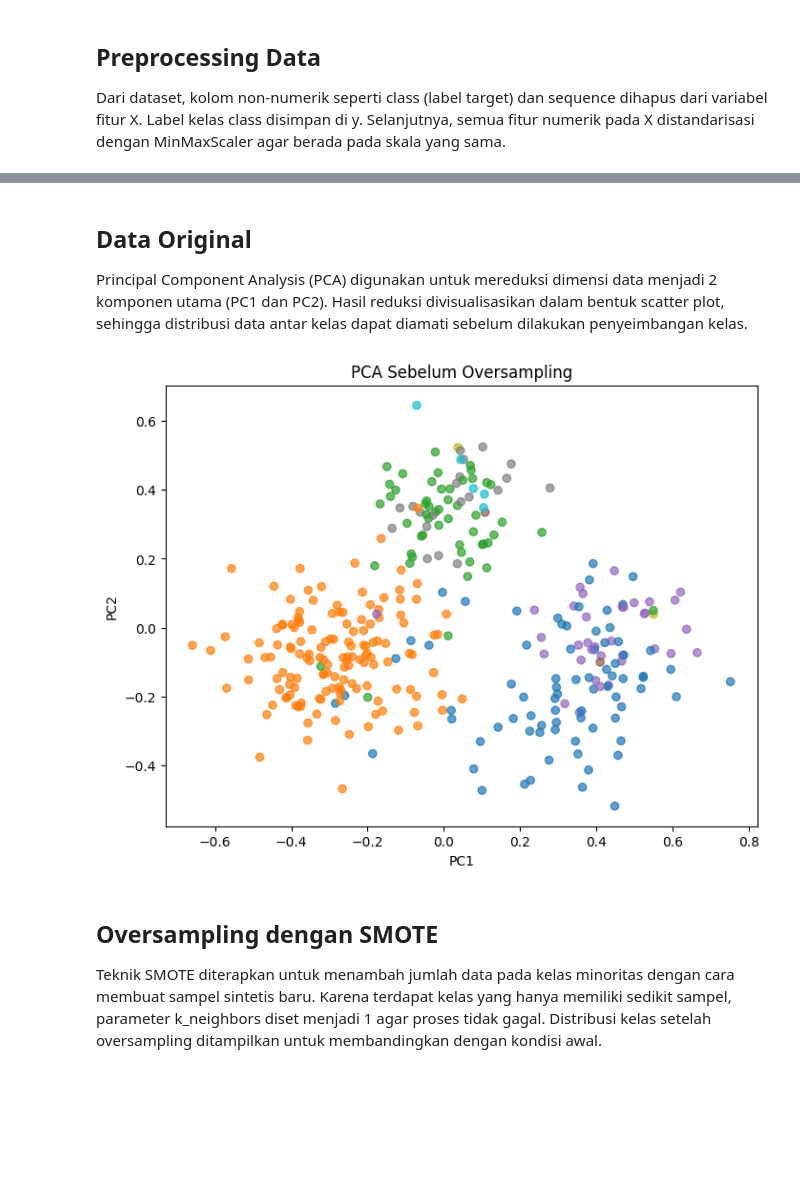
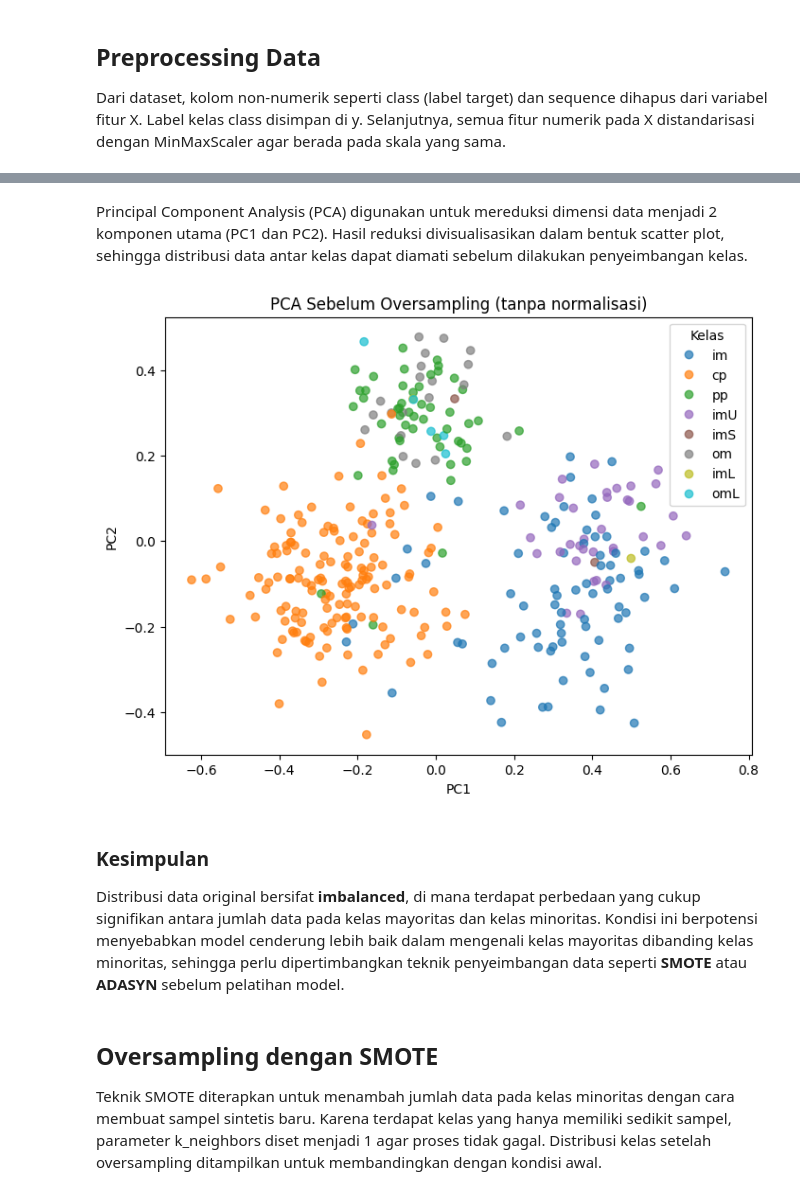
Before and after one commit to Pras7804/PSD, a Jupyter notebook: _sources/Oversampling.ipynb, the cells around one changed output, grey strips where cells are left out. Cells and saved outputs as stored; diff of their text form; code cells hidden in the pictures; blank space fills up the shorter version.

```diff
--- a/_sources/Oversampling.ipynb
+++ b/_sources/Oversampling.ipynb
@@ -97,21 +160,27 @@ X_scaled = scaler.fit_transform(X)
 # %% [markdown]
-## **Data Original**
-
 Principal Component Analysis (PCA) digunakan untuk mereduksi dimensi data menjadi 2 komponen utama (PC1 dan PC2). Hasil reduksi divisualisasikan dalam bentuk scatter plot, sehingga distribusi data antar kelas dapat diamati sebelum dilakukan penyeimbangan kelas.
 # %%
-# PCA 2D
 pca = PCA(n_components=2)
-X_pca = pca.fit_transform(X_scaled)
+X_pca = pca.fit_transform(X)
 
-# Plot sebelum oversampling
 plt.figure(figsize=(8,6))
-plt.scatter(X_pca[:, 0], X_pca[:, 1], c=pd.factorize(y)[0], cmap="tab10", alpha=0.7)
-plt.title("PCA Sebelum Oversampling")
+scatter = plt.scatter(X_pca[:, 0], X_pca[:, 1],
+                      c=pd.factorize(y)[0], cmap="tab10", alpha=0.7)
+plt.title("PCA Sebelum Oversampling (tanpa normalisasi)")
 plt.xlabel("PC1")
 plt.ylabel("PC2")
+
+# Tambahkan legend sesuai kelas
+handles, labels = scatter.legend_elements()
+class_labels = pd.Series(y).unique()
+plt.legend(handles, class_labels, title="Kelas")
 plt.show()
 # %% [output]
-[figure, old version]
+[figure, new version]
+# %% [markdown]
+### Kesimpulan
+
+Distribusi data original bersifat **imbalanced**, di mana terdapat perbedaan yang cukup signifikan antara jumlah data pada kelas mayoritas dan kelas minoritas. Kondisi ini berpotensi menyebabkan model cenderung lebih baik dalam mengenali kelas mayoritas dibanding kelas minoritas, sehingga perlu dipertimbangkan teknik penyeimbangan data seperti **SMOTE** atau **ADASYN** sebelum pelatihan model.
 # %% [markdown]
 ## **Oversampling dengan SMOTE**
 
```
Also changed, not shown: parts of 29 cells of this notebook, 9 other files.
